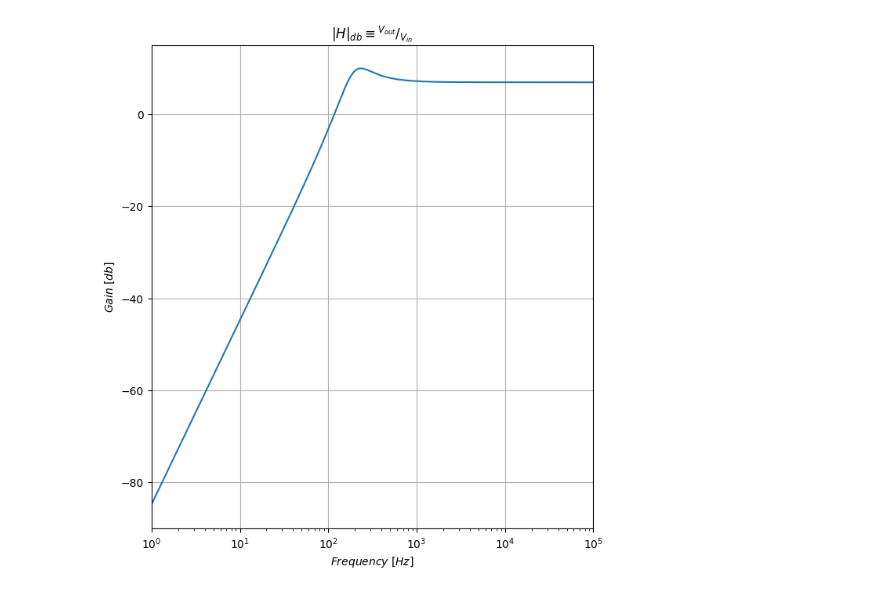
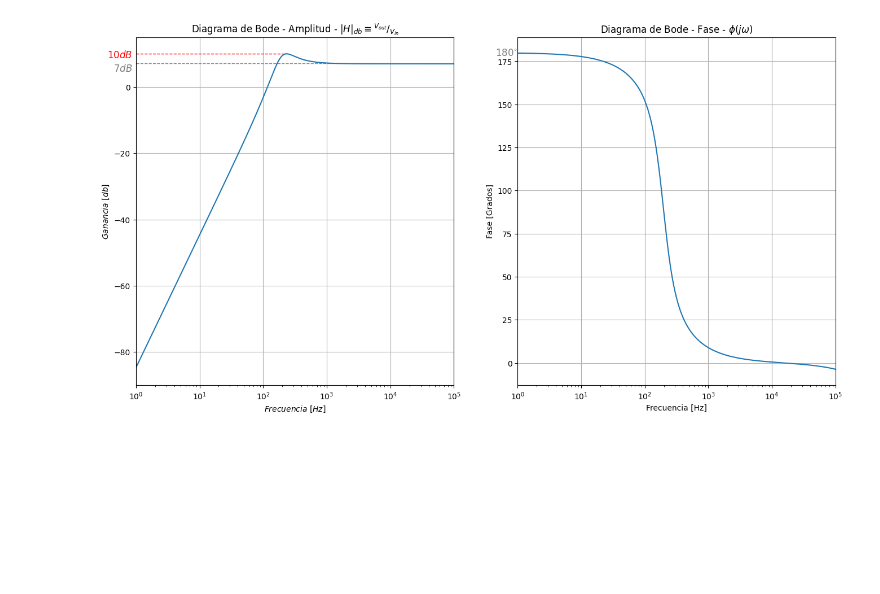
Before and after one commit to NicoBeade/tp_final_electrotecnia, a Jupyter notebook: Altium/TP_Integrador/Simulacion/Graficos Altium.ipynb, the cells around one changed output. Saved outputs shown, nothing was run; the diff lists cells and outputs as text; code cells hidden in the pictures; blank space fills up the shorter version.

Commit message:
Bode y polos y ceros

```diff
--- a/Altium/TP_Integrador/Simulacion/Graficos Altium.ipynb
+++ b/Altium/TP_Integrador/Simulacion/Graficos Altium.ipynb
@@ -24,68 +24,49 @@ l.parse()
 Fs = 2.5
 Ts = 1/Fs
 
 #----------------------------Obtain basic signals
 frequency = l.get_frequency()
 Vout = l.get_data('V(vout)')
 Vin = l.get_data('V(vin)')
 VoutDB = 20 * np.log10(Vout / Vin)
-# phase = np.degrees(Vout)
+phase = np.angle(Vout, deg = True)
 #-------------------------------------------------
 
 
 #Set max and min Voltages and currents
 frequency_begin = 1
 frequency_end = 100E3
 gain_begin = -90
 gain_end = 15
 
 
 # Module plot
 fig = plt.figure(figsize=(16,8))
-plt.subplot(1, 2, 2)
+plt.subplot(1, 2, 1)
+plt.axhline(y = 7.05, linestyle='--', linewidth = 1,color='grey')
+plt.text(1, 7.05, r"$7dB$  ", ha='right', va='top', rotation='horizontal', color = 'grey', fontsize = 12)
+plt.plot([1, 210], [10, 10], linestyle = '--', linewidth = 1,  color = 'red')
+plt.text(1, 8, r"$10dB$  ", ha='right', va='bottom', rotation='horizontal', color = 'red', fontsize = 12)
 plt.semilogx(frequency, VoutDB)
-plt.title("$|H|_{db} \equiv  ^{V_{out}}/_{V_{in}}$")       #title
-plt.xlabel("$Frequency\ [Hz]$")
-plt.ylabel("$Gain\ [db]$")
+plt.title("Diagrama de Bode - Amplitud - $|H|_{db} \equiv  ^{V_{out}}/_{V_{in}}$")       #title
+plt.xlabel("$Frecuencia\ [Hz]$")
+plt.ylabel("$Ganancia\ [db]$")
 
 plt.xlim(frequency_begin, frequency_end)
 plt.ylim(gain_begin, gain_end)
 plt.grid()
 
 # Fase plot
-# plt.figure(figsize=(10, 6))
-# plt.subplot(2, 1, 1)
-# plt.semilogx(frequency, phase)
-# plt.xlabel('Frecuencia [Hz]')
-# plt.ylabel('Fase [grados]')
-# plt.grid(True)
-# plt.title('Diagrama de Bode - Fase')
+plt.subplot(1, 2, 2)
+plt.semilogx(frequency, phase)
+plt.text(1, 180, r"$180^{\circ}$", ha='right', va='center', rotation='horizontal', color = 'grey', fontsize = 12)
+plt.xlabel('Frecuencia [Hz]')
+plt.ylabel('Fase [Grados]')
+plt.xlim(frequency_begin, frequency_end)
+plt.grid(True)
+plt.title("Diagrama de Bode - Fase - $ \phi (j \omega) $")
 
-
-# plt.subplot(2, 1, 2)
-# plt.title("$V_L(t)$")
-# plt.xlabel("$Time\ [m seg]$")
-# plt.ylabel("$Tension [V]$", ha = 'right')
-# plt.axvline(x = 210, linestyle='--', linewidth = 0.5,color='grey')
-# plt.text(210, 3, r"$\ \ \mathrm{Descarga} \rightarrow$", ha='left', va='bottom', rotation='horizontal')
-# plt.axvline(x = 10, linestyle='--', linewidth = 0.5,color='grey')
-# plt.text(10, 4.2, r"$\ \ \mathrm{Carga} \rightarrow$", ha='left', va='bottom', rotation='horizontal')
-# plt.plot([time[0], 21.555403], [3.8061319, 3.8061319], linestyle = '--', linewidth = 1,  color = 'lightblue')
-# plt.text(0, 3.8061319, r" $V_{L_{Max}} = 3.81 $  ", ha='right', va='top', rotation='horizontal', color = 'lightblue', fontsize = 12)
-# plt.plot([time[0], 10], [1.228, 1.228], linestyle = '--', linewidth = 1,  color = 'lightblue')
-# plt.text(0, 1.228, r" $V_{L}(0) = 1.228 $  ", ha='right', va='center', rotation='horizontal', color = 'lightblue', fontsize = 12)
-# plt.plot([time[0], 21.555403 + 200], [-3.8061319, -3.8061319], linestyle = '--', linewidth = 1,  color = 'lightblue')
-# plt.text(0, -3.8061319, r" $V_{L_{Min}} = -3.81 $  ", ha='right', va='bottom', rotation='horizontal', color = 'lightblue', fontsize = 12)
-# plt.plot([21.555403, 21.555403], [-5, 3.8061319], linestyle = '--', linewidth = 1,  color = 'magenta')
-# plt.plot([64.418445, 64.418445], [-5, -0.61818752], linestyle = '--', linewidth = 1,  color = 'magenta')
-# plt.annotate("", xy=(21.555403, -2.5), xytext=(64.418445, -2.5), arrowprops=dict(arrowstyle='<->'))
-# plt.annotate(r"$\frac{T}{2} = \frac{\pi}{\omega_d}$", xy=(0.5*(21.555403+64.418445), -2.5), xytext=(0, 10),textcoords='offset points', ha='center', fontsize = 13)
-# plt.xlim(0, 380)
-# plt.ylim(V_lower_limit, V_upper_limit)
-# plt.grid()
-
-# plt.plot(time , Vl, 'b.')
-#plt.savefig('Graficos circuito valores fijos.pdf', format='pdf')
+plt.savefig('Bode Altium.pdf', format='pdf')
 plt.show()
 # %% [output]
-[figure, old version]
+[figure, new version]
```
Also changed, not shown: 5 other files.
